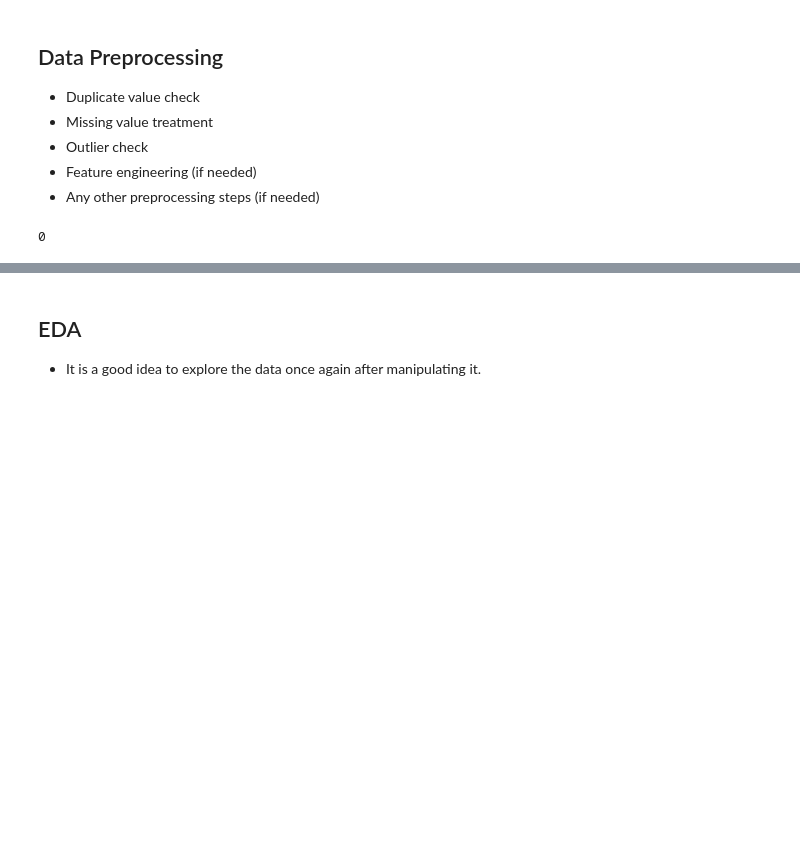
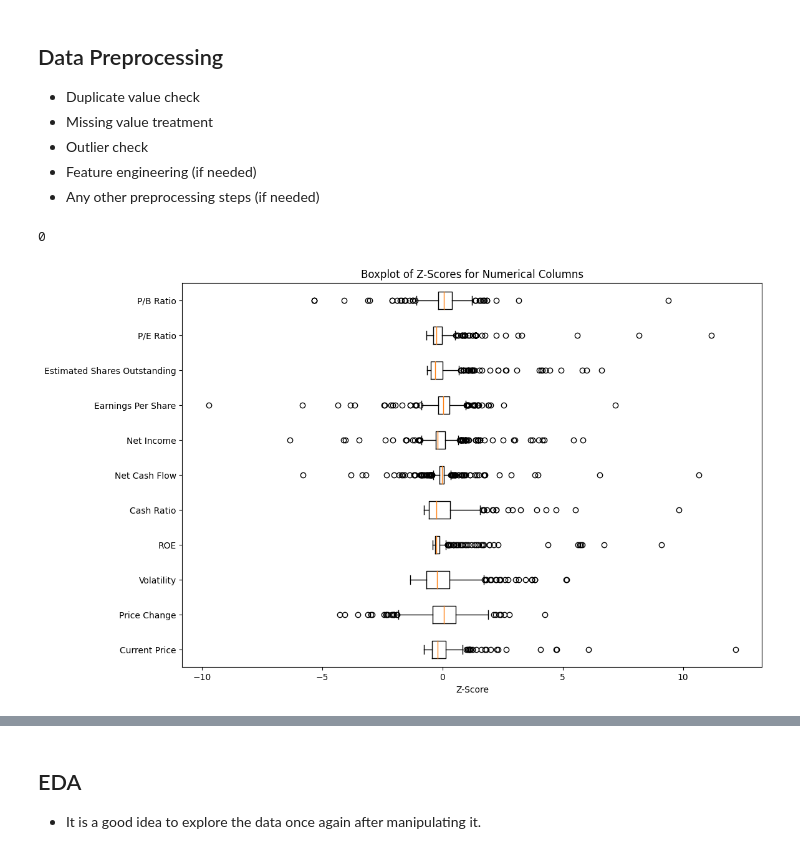
Before and after one commit to dunstanms/AI_BOOTCAMP, a Jupyter notebook: stock_data.ipynb, the cells around one changed output, grey strips where cells are left out. Drawn from its saved outputs; the diff is of its cells as text; code cells hidden in the pictures; blank space fills up the shorter version.

```diff
--- a/stock_data.ipynb
+++ b/stock_data.ipynb
@@ -286,3 +282,19 @@ y_predicted
 df.duplicated().sum()
 # %% [output]
 0
+# %%
+from scipy.stats import zscore
+from scipy.stats import boxcox
+
+# outlier detection
+z_scores = zscore(df[numerical_columns])
+
+z_scores_df = pd.DataFrame(z_scores, columns=numerical_columns)
+
+plt.figure(figsize=(12, 8))
+plt.boxplot(z_scores_df.values, labels=numerical_columns, vert=False)
+plt.title('Boxplot of Z-Scores for Numerical Columns')
+plt.xlabel('Z-Score')
+plt.show()
+# %% [output]
+[figure, added]
```
Also changed, not shown: parts of 21 cells of this notebook.
